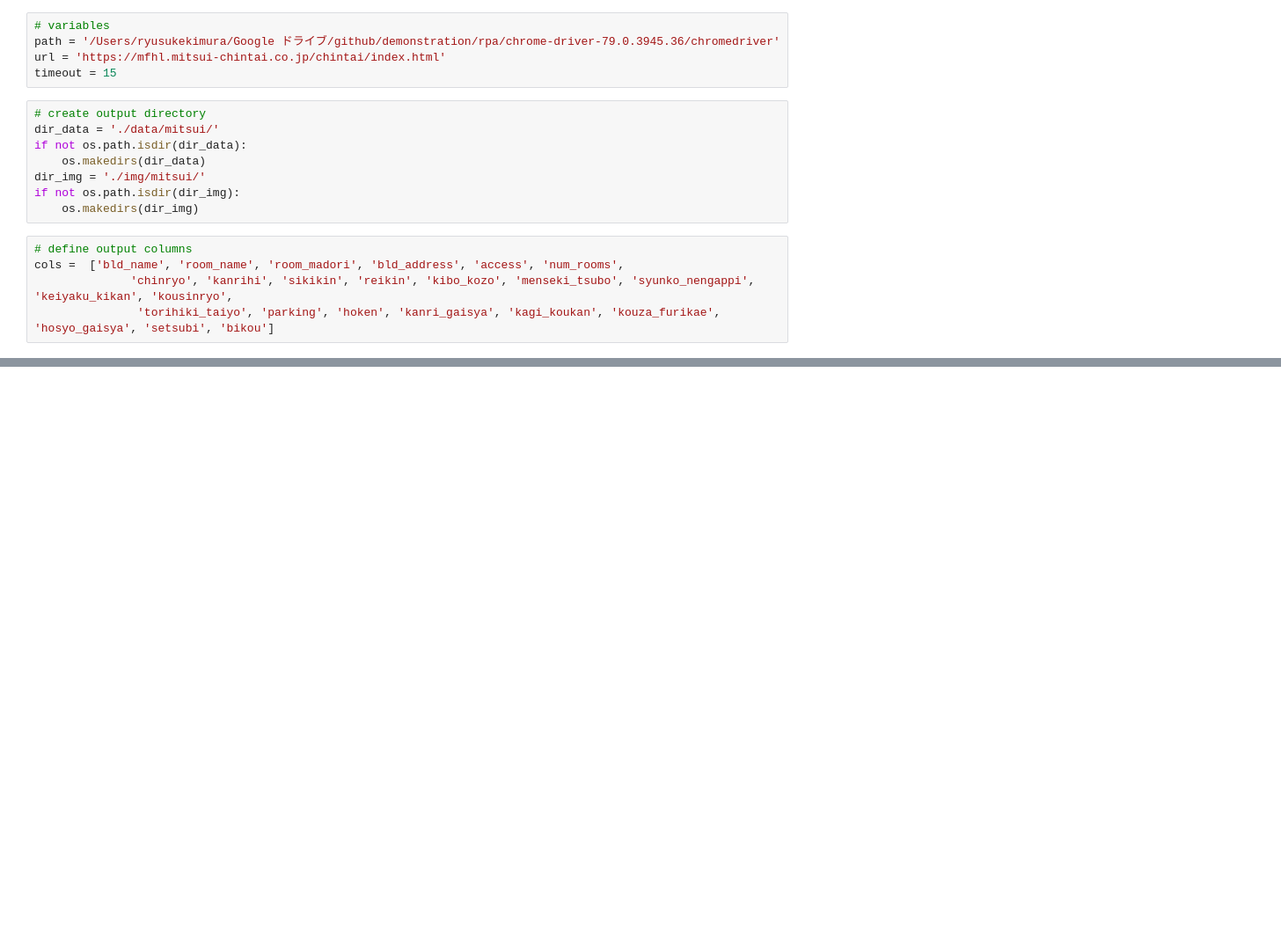
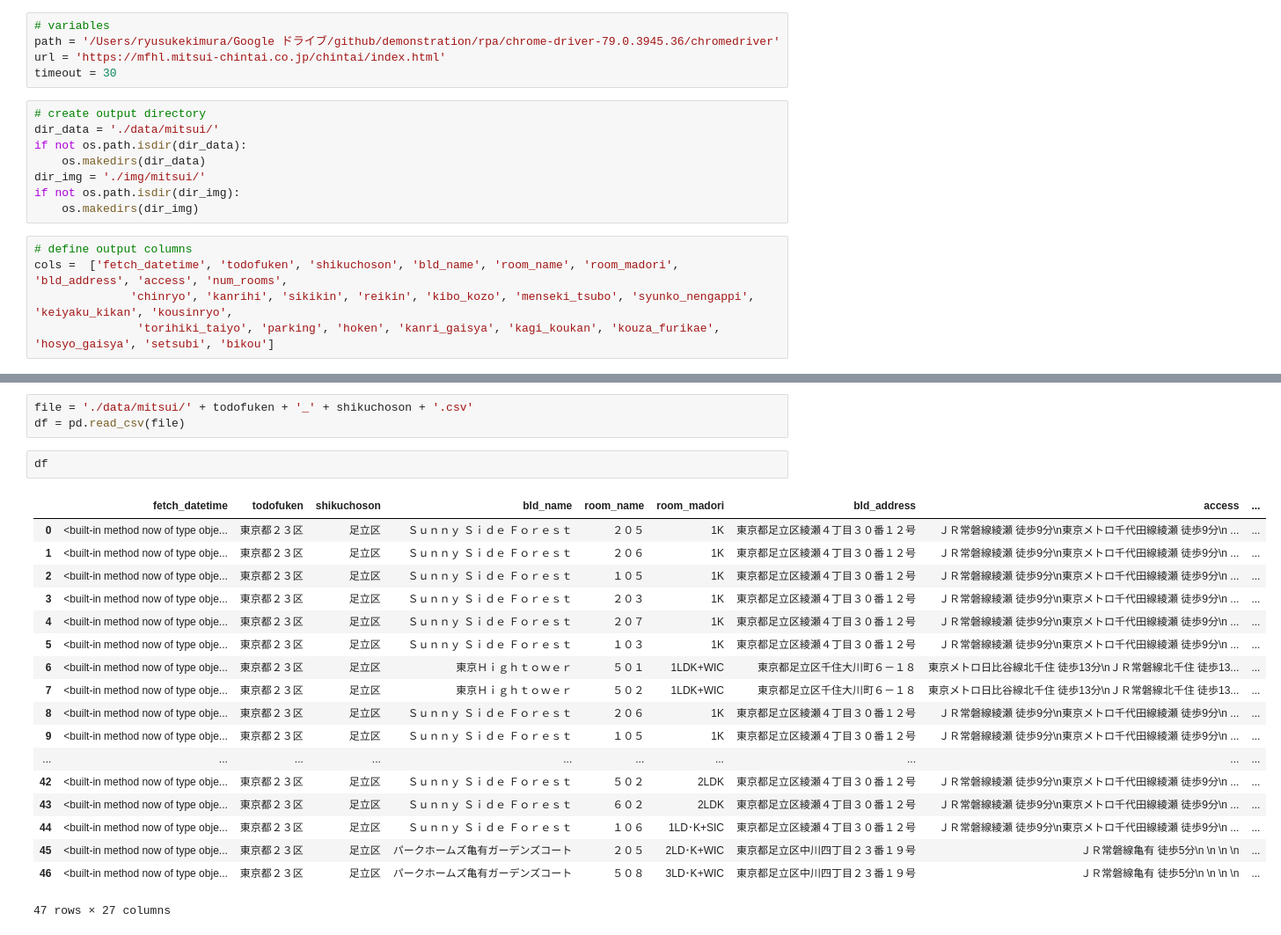
Before and after one commit to RyusukeKimura/demonstration, a Jupyter notebook: rpa/01.02-rk-mitsui-refacoring.ipynb, the cells around one changed output, grey strips where cells are left out. Shown at 88% size. Saved outputs shown, nothing was run; the diff lists cells and outputs as text; blank space fills up the shorter version.

```diff
--- a/rpa/01.02-rk-mitsui-refacoring.ipynb
+++ b/rpa/01.02-rk-mitsui-refacoring.ipynb
@@ -23,7 +24,7 @@ from utils.python import mitsui
 # variables
 path = '/Users/ryusukekimura/Google ドライブ/github/demonstration/rpa/chrome-driver-79.0.3945.36/chromedriver'
 url = 'https://mfhl.mitsui-chintai.co.jp/chintai/index.html'
-timeout = 15
+timeout = 30
 # %%
 # create output directory
 dir_data = './data/mitsui/'
@@ -34,7 +35,7 @@ if not os.path.isdir(dir_img):
     os.makedirs(dir_img)
 # %%
 # define output columns
-cols =  ['bld_name', 'room_name', 'room_madori', 'bld_address', 'access', 'num_rooms',
+cols =  ['fetch_datetime', 'todofuken', 'shikuchoson', 'bld_name', 'room_name', 'room_madori', 'bld_address', 'access', 'num_rooms',
               'chinryo', 'kanrihi', 'sikikin', 'reikin', 'kibo_kozo', 'menseki_tsubo', 'syunko_nengappi', 'keiyaku_kikan', 'kousinryo',
                'torihiki_taiyo', 'parking', 'hoken', 'kanri_gaisya', 'kagi_koukan', 'kouza_furikae', 'hosyo_gaisya', 'setsubi', 'bikou']
 # %%
@@ -86,0 +129,24 @@ NoSuchElementException: Message: no such element: Unable to locate element: {"me
+# %%
+file = './data/mitsui/' + todofuken + '_' + shikuchoson + '.csv'
+df = pd.read_csv(file)
+# %%
+df
+# %% [output]
+|  | fetch_datetime | todofuken | shikuchoson | bld_name | room_name | room_madori | bld_address | access | ... |
+| 0 | <built-in method now of type obje... | 東京都２３区 | 足立区 | Ｓｕｎｎｙ Ｓｉｄｅ Ｆｏｒｅｓｔ | ２０５ | 1K | 東京都足立区綾瀬４丁目３０番１２号 | ＪＲ常磐線綾瀬 徒歩9分\n東京メトロ千代田線綾瀬 徒歩9分\n ... | ... |
+| 1 | <built-in method now of type obje... | 東京都２３区 | 足立区 | Ｓｕｎｎｙ Ｓｉｄｅ Ｆｏｒｅｓｔ | ２０６ | 1K | 東京都足立区綾瀬４丁目３０番１２号 | ＪＲ常磐線綾瀬 徒歩9分\n東京メトロ千代田線綾瀬 徒歩9分\n ... | ... |
+| 2 | <built-in method now of type obje... | 東京都２３区 | 足立区 | Ｓｕｎｎｙ Ｓｉｄｅ Ｆｏｒｅｓｔ | １０５ | 1K | 東京都足立区綾瀬４丁目３０番１２号 | ＪＲ常磐線綾瀬 徒歩9分\n東京メトロ千代田線綾瀬 徒歩9分\n ... | ... |
+| 3 | <built-in method now of type obje... | 東京都２３区 | 足立区 | Ｓｕｎｎｙ Ｓｉｄｅ Ｆｏｒｅｓｔ | ２０３ | 1K | 東京都足立区綾瀬４丁目３０番１２号 | ＪＲ常磐線綾瀬 徒歩9分\n東京メトロ千代田線綾瀬 徒歩9分\n ... | ... |
+| 4 | <built-in method now of type obje... | 東京都２３区 | 足立区 | Ｓｕｎｎｙ Ｓｉｄｅ Ｆｏｒｅｓｔ | ２０７ | 1K | 東京都足立区綾瀬４丁目３０番１２号 | ＪＲ常磐線綾瀬 徒歩9分\n東京メトロ千代田線綾瀬 徒歩9分\n ... | ... |
+| 5 | <built-in method now of type obje... | 東京都２３区 | 足立区 | Ｓｕｎｎｙ Ｓｉｄｅ Ｆｏｒｅｓｔ | １０３ | 1K | 東京都足立区綾瀬４丁目３０番１２号 | ＪＲ常磐線綾瀬 徒歩9分\n東京メトロ千代田線綾瀬 徒歩9分\n ... | ... |
+| 6 | <built-in method now of type obje... | 東京都２３区 | 足立区 | 東京Ｈｉｇｈｔｏｗｅｒ | ５０１ | 1LDK+WIC | 東京都足立区千住大川町６－１８ | 東京メトロ日比谷線北千住 徒歩13分\nＪＲ常磐線北千住 徒歩13... | ... |
+| 7 | <built-in method now of type obje... | 東京都２３区 | 足立区 | 東京Ｈｉｇｈｔｏｗｅｒ | ５０２ | 1LDK+WIC | 東京都足立区千住大川町６－１８ | 東京メトロ日比谷線北千住 徒歩13分\nＪＲ常磐線北千住 徒歩13... | ... |
+| 8 | <built-in method now of type obje... | 東京都２３区 | 足立区 | Ｓｕｎｎｙ Ｓｉｄｅ Ｆｏｒｅｓｔ | ２０６ | 1K | 東京都足立区綾瀬４丁目３０番１２号 | ＪＲ常磐線綾瀬 徒歩9分\n東京メトロ千代田線綾瀬 徒歩9分\n ... | ... |
+| 9 | <built-in method now of type obje... | 東京都２３区 | 足立区 | Ｓｕｎｎｙ Ｓｉｄｅ Ｆｏｒｅｓｔ | １０５ | 1K | 東京都足立区綾瀬４丁目３０番１２号 | ＪＲ常磐線綾瀬 徒歩9分\n東京メトロ千代田線綾瀬 徒歩9分\n ... | ... |
+| ... | ... | ... | ... | ... | ... | ... | ... | ... | ... |
+| 42 | <built-in method now of type obje... | 東京都２３区 | 足立区 | Ｓｕｎｎｙ Ｓｉｄｅ Ｆｏｒｅｓｔ | ５０２ | 2LDK | 東京都足立区綾瀬４丁目３０番１２号 | ＪＲ常磐線綾瀬 徒歩9分\n東京メトロ千代田線綾瀬 徒歩9分\n ... | ... |
+| 43 | <built-in method now of type obje... | 東京都２３区 | 足立区 | Ｓｕｎｎｙ Ｓｉｄｅ Ｆｏｒｅｓｔ | ６０２ | 2LDK | 東京都足立区綾瀬４丁目３０番１２号 | ＪＲ常磐線綾瀬 徒歩9分\n東京メトロ千代田線綾瀬 徒歩9分\n ... | ... |
+| 44 | <built-in method now of type obje... | 東京都２３区 | 足立区 | Ｓｕｎｎｙ Ｓｉｄｅ Ｆｏｒｅｓｔ | １０６ | 1LD･K+SIC | 東京都足立区綾瀬４丁目３０番１２号 | ＪＲ常磐線綾瀬 徒歩9分\n東京メトロ千代田線綾瀬 徒歩9分\n ... | ... |
+| 45 | <built-in method now of type obje... | 東京都２３区 | 足立区 | パークホームズ亀有ガーデンズコート | ２０５ | 2LD･K+WIC | 東京都足立区中川四丁目２３番１９号 | ＪＲ常磐線亀有 徒歩5分\n \n \n \n | ... |
+| 46 | <built-in method now of type obje... | 東京都２３区 | 足立区 | パークホームズ亀有ガーデンズコート | ５０８ | 3LD･K+WIC | 東京都足立区中川四丁目２３番１９号 | ＪＲ常磐線亀有 徒歩5分\n \n \n \n | ... |
+47 rows × 27 columns
```
Also changed, not shown: parts of 2 cells of this notebook, 34 other files.
